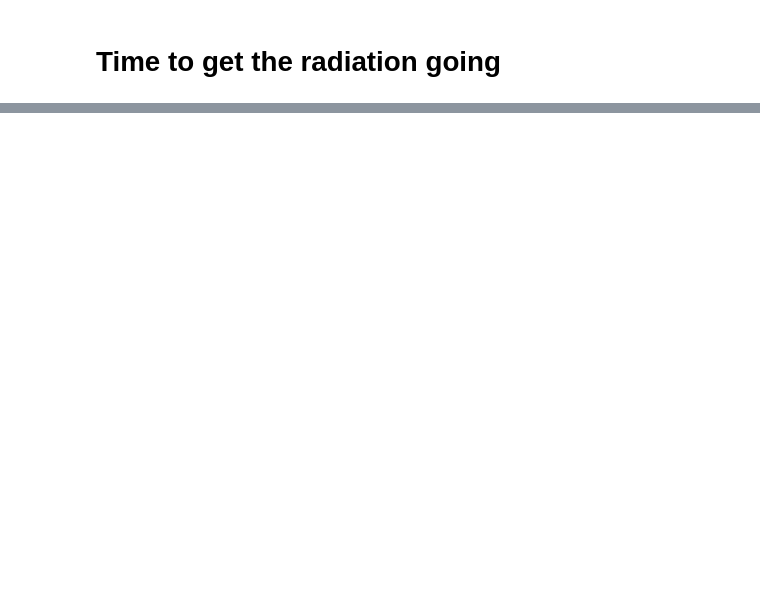
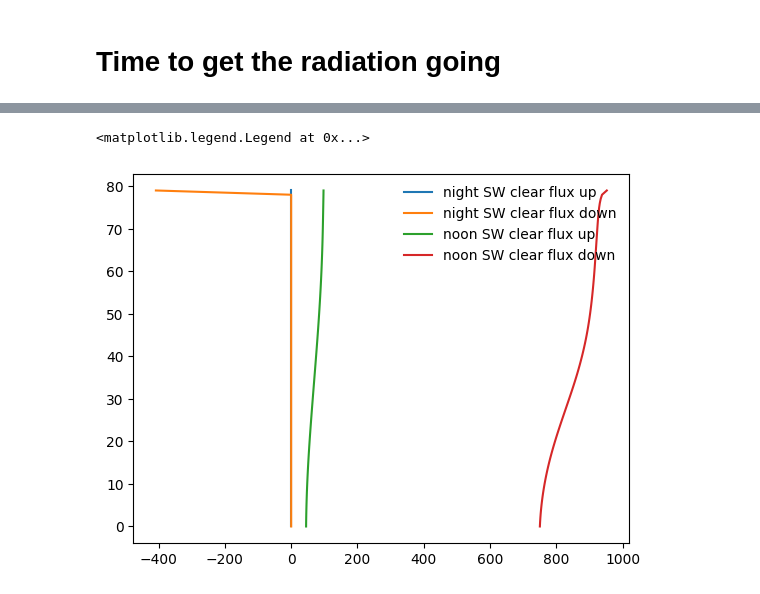
Before and after one commit to NOAA-GFDL/PySHiELD, a Jupyter notebook: examples/notebook/test_rad.ipynb, the cells around one changed output, grey strips where cells are left out. Drawn from its saved outputs; the diff is of its cells as text; code cells hidden in the pictures; blank space fills up the shorter version.

```diff
--- a/examples/notebook/test_rad.ipynb
+++ b/examples/notebook/test_rad.ipynb
@@ -108,0 +142,2 @@ tskin = ptlev[:,:,0]
+# %%
+mu = np.sin(np.arange(400) * np.pi / 400.) - 0.3
@@ -124,0 +325,9 @@ from pyrte_rrtmgp.examples import (
+# %%
+sw_optics = gas_optics_sw.compute_gas_optics(
+    xds,
+    problem_type=OpticsProblemTypes.TWO_STREAM,
+    add_to_input=False,
+    gas_name_map=gas_mapping,
+    variable_mapping=atm_map,
+)
+sw_optics
@@ -124,0 +350,13 @@ from pyrte_rrtmgp.examples import (
+# %%
+sw_optics["surface_albedo"] = xds["albedo"]
+sw_optics["mu0"] = xds["mu0"]
+fluxes_sw = rte_solve(sw_optics, add_to_input=False)
+# %%
+plt.plot(fluxes_sw.sw_flux_up.isel(column=0), fluxes_sw.level, label="night SW clear flux up")
+plt.plot(fluxes_sw.sw_flux_down.isel(column=0), fluxes_sw.level, label="night SW clear flux down")
+plt.plot(fluxes_sw.sw_flux_up.isel(column=200), fluxes_sw.level, label="noon SW clear flux up")
+plt.plot(fluxes_sw.sw_flux_down.isel(column=200), fluxes_sw.level, label="noon SW clear flux down")
+plt.legend(frameon=False)
+# %% [output]
+<matplotlib.legend.Legend at 0x...>
+[figure, added]
```
Also changed, not shown: parts of 31 cells of this notebook, 4 other files.
